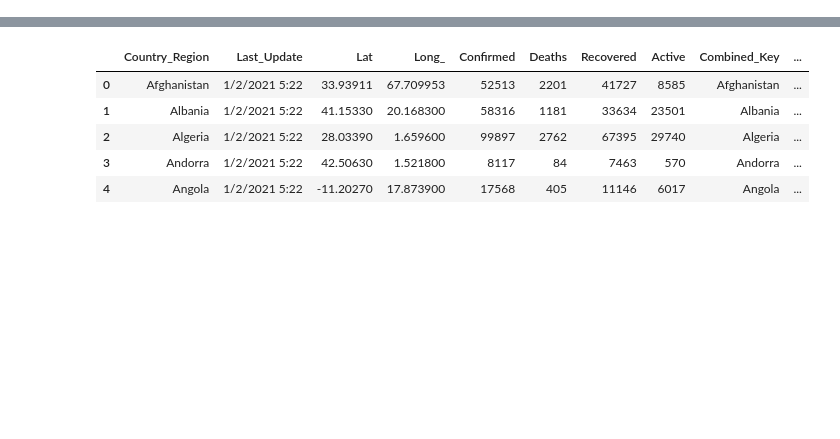
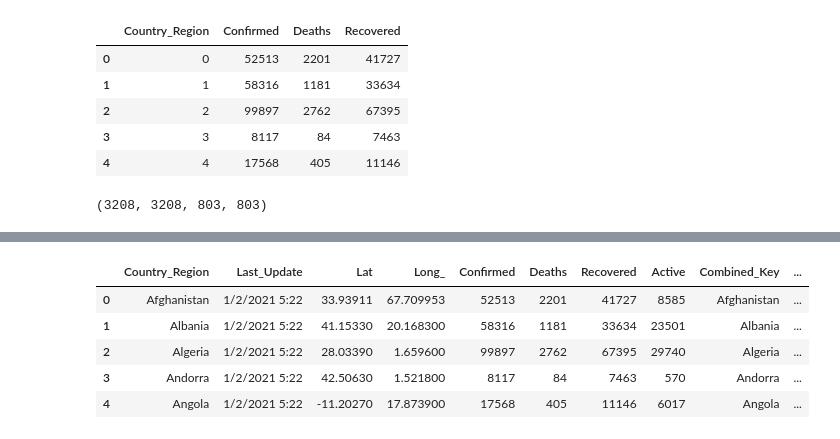
Before and after one commit to KevinSmith356/HealthDataAnalytics, a Jupyter notebook: Lab4/Lab_4.ipynb, the cells around one changed output, grey strips where cells are left out. Cells and saved outputs as stored; diff of their text form; code cells hidden in the pictures; blank space fills up the shorter version.

```diff
--- a/Lab4/Lab_4.ipynb
+++ b/Lab4/Lab_4.ipynb
@@ -0,0 +105,20 @@
+# %%
+import pandas as pd
+import numpy as np
+covid=pd.read_csv("../Lab4/01-01-2021_2.csv")
+covid_cat = covid.select_dtypes(object)
+covid_num = covid.select_dtypes(np.number)
+covid.head()
+covid_cat.isnull().sum()
+from sklearn.preprocessing import LabelEncoder
+le = LabelEncoder()
+covid_cat = covid_cat.apply(le.fit_transform)
+covid_final = pd.concat([covid_cat,covid_num], axis=1)
+covid_final.head()
+# %% [output]
+|  | Country_Region | Confirmed | Deaths | Recovered |
+| 0 | 0 | 52513 | 2201 | 41727 |
+| 1 | 1 | 58316 | 1181 | 33634 |
+| 2 | 2 | 99897 | 2762 | 67395 |
+| 3 | 3 | 8117 | 84 | 7463 |
+| 4 | 4 | 17568 | 405 | 11146 |
@@ -0,0 +140,22 @@
+# %%
+import pandas as pd
+import numpy as np
+covid=pd.read_csv("../Lab4/01-01-2021_2.csv")
+covid_cat = covid.select_dtypes(object)
+covid_num = covid.select_dtypes(np.number)
+covid.head()
+covid_cat.isnull().sum()
+from sklearn.preprocessing import LabelEncoder
+le = LabelEncoder()
+covid_cat = covid_cat.apply(le.fit_transform)
+covid_final = pd.concat([covid_cat,covid_num], axis=1)
+covid_final.head()
+X = covid_final.drop(['Deaths'], axis=1)
+Y = covid_final['Deaths']
+X_train = np.array(X[0:int(0.80*len(X))])
+Y_train = np.array(Y[0:int(0.80*len(Y))])
+X_test = np.array(X[int(0.80*len(X)):])
+Y_test = np.array(Y[int(0.80*len(Y)):])
+len(X_train), len(Y_train), len(X_test), len(Y_test)
+# %% [output]
+(3208, 3208, 803, 803)
```
Also changed, not shown: parts of 17 cells of this notebook, 2 other files.
